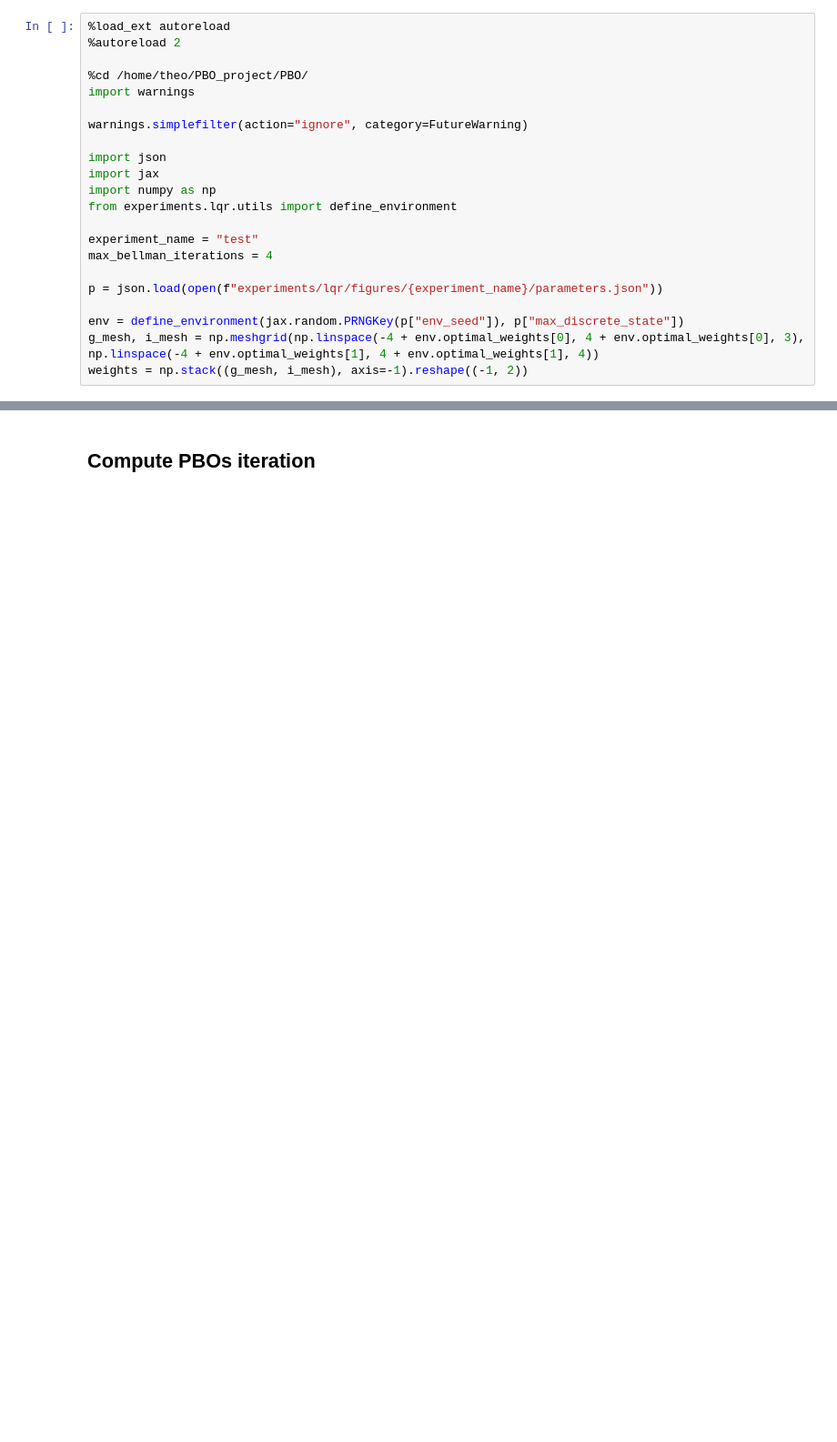
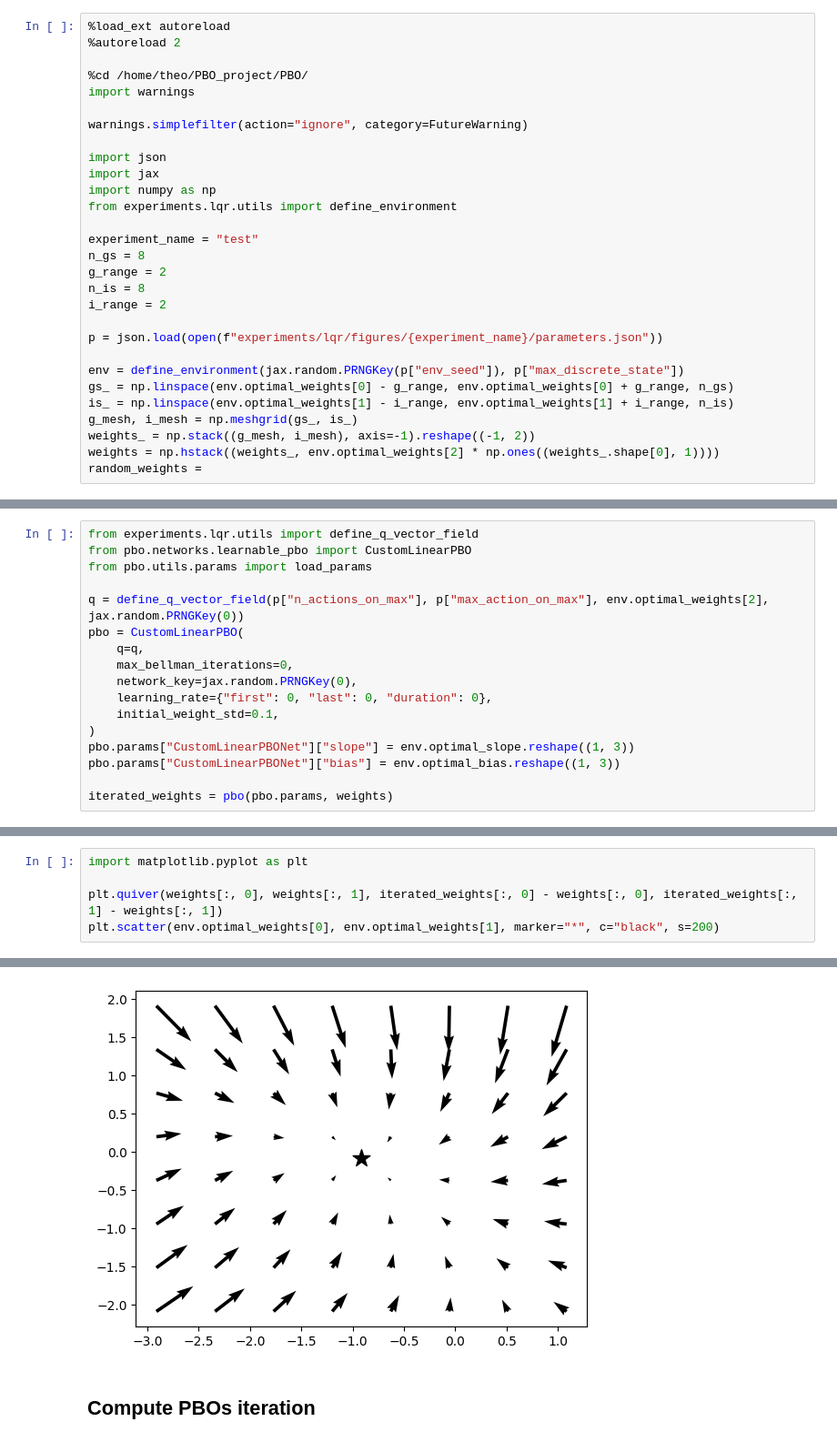
Before and after one commit to theovincent/PBO, a Jupyter notebook: experiments/lqr/vector_field.ipynb, the cells around one changed output, grey strips where cells are left out. Shown at 91% size. Drawn from its saved outputs; the diff is of its cells as text; blank space fills up the shorter version.

```diff
--- a/experiments/lqr/vector_field.ipynb
+++ b/experiments/lqr/vector_field.ipynb
@@ -13,11 +13,18 @@ import numpy as np
 from experiments.lqr.utils import define_environment
 
 experiment_name = "test"
-max_bellman_iterations = 4
+n_gs = 8
+g_range = 2
+n_is = 8
+i_range = 2
 
 p = json.load(open(f"experiments/lqr/figures/{experiment_name}/parameters.json"))
 
 env = define_environment(jax.random.PRNGKey(p["env_seed"]), p["max_discrete_state"])
-g_mesh, i_mesh = np.meshgrid(np.linspace(-4 + env.optimal_weights[0], 4 + env.optimal_weights[0], 3), np.linspace(-4 + env.optimal_weights[1], 4 + env.optimal_weights[1], 4))
-weights = np.stack((g_mesh, i_mesh), axis=-1).reshape((-1, 2))
+gs_ = np.linspace(env.optimal_weights[0] - g_range, env.optimal_weights[0] + g_range, n_gs)
+is_ = np.linspace(env.optimal_weights[1] - i_range, env.optimal_weights[1] + i_range, n_is)
+g_mesh, i_mesh = np.meshgrid(gs_, is_)
+weights_ = np.stack((g_mesh, i_mesh), axis=-1).reshape((-1, 2))
+weights = np.hstack((weights_, env.optimal_weights[2] * np.ones((weights_.shape[0], 1))))
+random_weights =
 # %% [output]
@@ -30,0 +39,17 @@ Reward: -0.7250176668167114s² + -0.9326448440551758a² + -0.6272382736206055sa
+# %%
+from experiments.lqr.utils import define_q_vector_field
+from pbo.networks.learnable_pbo import CustomLinearPBO
+from pbo.utils.params import load_params
+
+q = define_q_vector_field(p["n_actions_on_max"], p["max_action_on_max"], env.optimal_weights[2], jax.random.PRNGKey(0))
+pbo = CustomLinearPBO(
+    q=q,
+    max_bellman_iterations=0,
+    network_key=jax.random.PRNGKey(0),
+    learning_rate={"first": 0, "last": 0, "duration": 0},
+    initial_weight_std=0.1,
+)
+pbo.params["CustomLinearPBONet"]["slope"] = env.optimal_slope.reshape((1, 3))
+pbo.params["CustomLinearPBONet"]["bias"] = env.optimal_bias.reshape((1, 3))
+
+iterated_weights = pbo(pbo.params, weights)
@@ -30,0 +60,6 @@ Reward: -0.7250176668167114s² + -0.9326448440551758a² + -0.6272382736206055sa
+# %%
+import matplotlib.pyplot as plt
+
+plt.quiver(weights[:, 0], weights[:, 1], iterated_weights[:, 0] - weights[:, 0], iterated_weights[:, 1] - weights[:, 1])
+plt.scatter(env.optimal_weights[0], env.optimal_weights[1], marker="*", c="black", s=200)
+# %% [output]
@@ -31,3 +67,4 @@ Reward: -0.7250176668167114s² + -0.9326448440551758a² + -0.6272382736206055sa
+[figure, added]
 # %% [markdown]
 ## Compute PBOs iteration
 # %%
```
Also changed, not shown: parts of 9 cells of this notebook, 13 other files.
